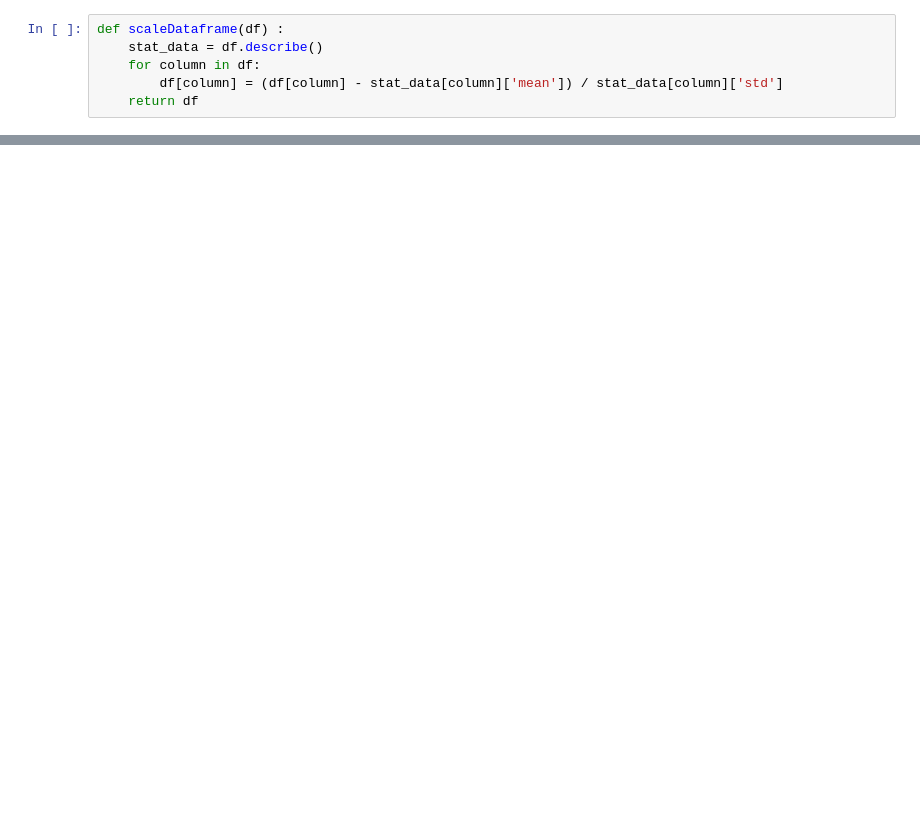
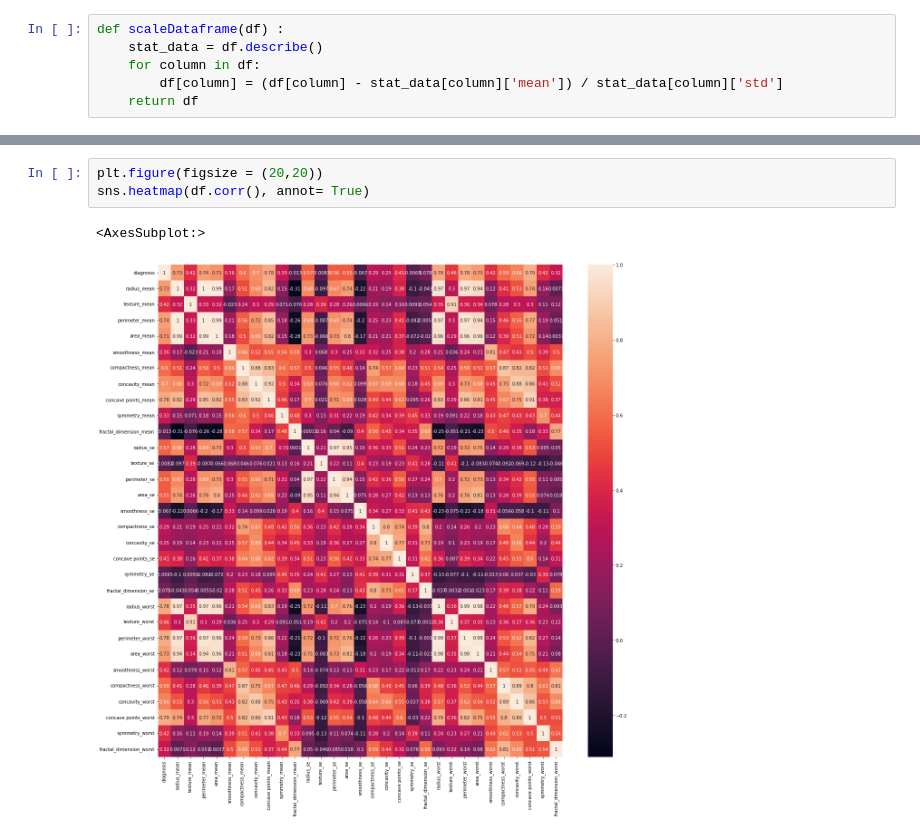
Before and after one commit to sm0223/breast_cancer_prediction, a Jupyter notebook: breast_cancer_prediction_naive_bayes.ipynb, the cells around one changed output, grey strips where cells are left out. Saved outputs shown, nothing was run; the diff lists cells and outputs as text; blank space fills up the shorter version.

```diff
--- a/breast_cancer_prediction_naive_bayes.ipynb
+++ b/breast_cancer_prediction_naive_bayes.ipynb
@@ -79,0 +73,6 @@ def scaleDataframe(df) :
+# %%
+plt.figure(figsize = (20,20))
+sns.heatmap(df.corr(), annot= True)
+# %% [output]
+<AxesSubplot:>
+[figure, added]
```
Also changed, not shown: parts of 22 cells of this notebook.
